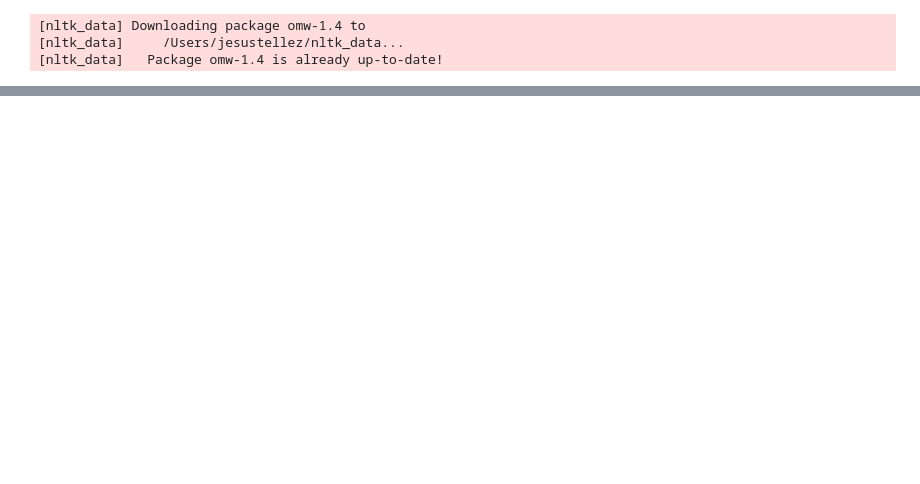
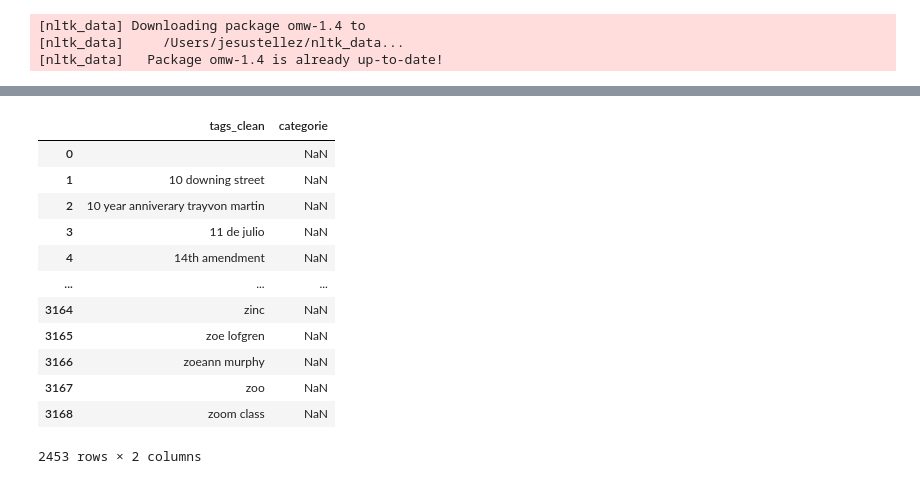
Before and after one commit to spacedatanal/l1_youtubemodel, a Jupyter notebook: Analysis_youtube_sentimenta.ipynb, the cells around one changed output, grey strips where cells are left out. Saved outputs shown, nothing was run; the diff lists cells and outputs as text; code cells hidden in the pictures; blank space fills up the shorter version.

```diff
--- a/Analysis_youtube_sentimenta.ipynb
+++ b/Analysis_youtube_sentimenta.ipynb
@@ -102,15 +159,0 @@ def clean_tags(text, flg_stemm = False, flg_lemm=True, lst_stopwords = None):
-# %%
-## PREPROCESSING OF DATA SET
-df_videos["tags"] = df_videos.tags.str.split(",")
-df_videos = df_videos.explode("tags")
-
-## CREATION OF STOPWORDS WITH NLTK LIBRARY
-lst_stopwords = nltk.corpus.stopwords.words("english")
-
-
-df_videos["tags_clean"] = df_videos["tags"].apply(lambda x: clean_tags(
-    x,
-    flg_stemm=False,
-    flg_lemm=True,
-    lst_stopwords=lst_stopwords
-))
@@ -121,0 +160,8 @@ array(['1917 espionage act', '1918 sedition act', 'news', ...,
+# %%
+df_tags_master =  pd.read_csv("param_labels.csv")
+param = 500
+remove_values = ["breaking news", "live video", "toriginal", "real time coverage", "news", "washington post", "anational", "apolitics", "spolitics", "snational",
+"anational", "washington post video" ,"md va", "aworld", "sworld", "wapo video"]
+
+aux = m_tags(df_videos, df_tags_master, param, remove_values)
+tags_matched, tags_mising = aux.master_tags()
@@ -121,0 +186,17 @@ array(['1917 espionage act', '1918 sedition act', 'news', ...,
+# %%
+#tags_matched
+tags_mising
+# %% [output]
+|  | tags_clean | categorie |
+| 0 |  | NaN |
+| 1 | 10 downing street | NaN |
+| 2 | 10 year anniverary trayvon martin | NaN |
+| 3 | 11 de julio | NaN |
+| 4 | 14th amendment | NaN |
+| ... | ... | ... |
+| 3164 | zinc | NaN |
+| 3165 | zoe lofgren | NaN |
+| 3166 | zoeann murphy | NaN |
+| 3167 | zoo | NaN |
+| 3168 | zoom class | NaN |
+2453 rows × 2 columns
```
Also changed, not shown: parts of 4 cells of this notebook, 4 other files.
